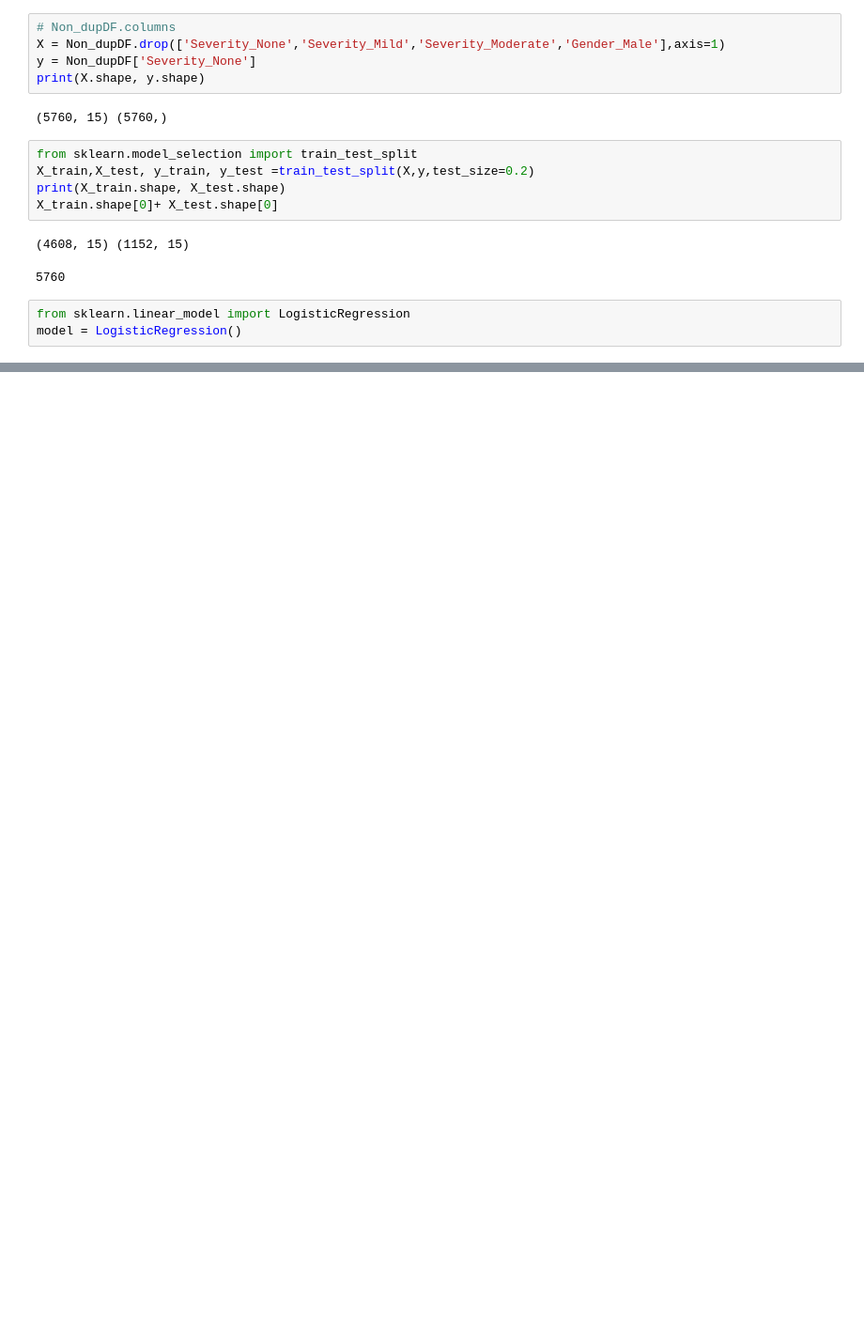
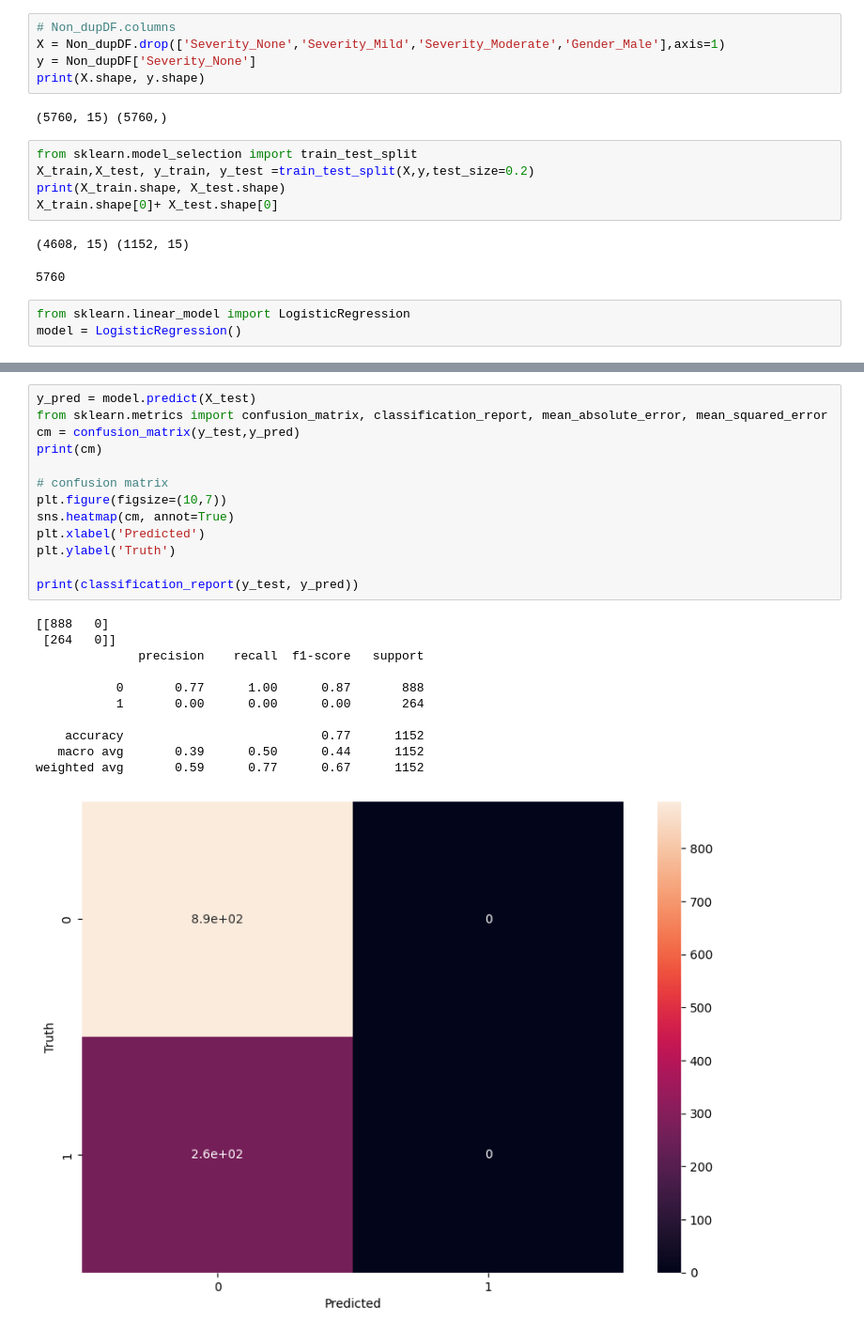
Before and after one commit to Babun001/Asthma-Dieses-Prediction-using-Machine-Learning, a Jupyter notebook: LR_Asthma_disease.ipynb, the cells around one changed output, grey strips where cells are left out. Shown: that part at 94% size. Cells and saved outputs as stored; diff of their text form; blank space fills up the shorter version.

```diff
--- a/LR_Asthma_disease.ipynb
+++ b/LR_Asthma_disease.ipynb
@@ -65,0 +66,25 @@ Acc ->  75.17361111111111 %
+# %%
+y_pred = model.predict(X_test)
+from sklearn.metrics import confusion_matrix, classification_report, mean_absolute_error, mean_squared_error
+cm = confusion_matrix(y_test,y_pred)
+print(cm)
+
+# confusion matrix
+plt.figure(figsize=(10,7))
+sns.heatmap(cm, annot=True)
+plt.xlabel('Predicted')
+plt.ylabel('Truth')
+
+print(classification_report(y_test, y_pred))
+# %% [output]
+[[888   0]
+ [264   0]]
+              precision    recall  f1-score   support
+
+           0       0.77      1.00      0.87       888
+           1       0.00      0.00      0.00       264
+
+    accuracy                           0.77      1152
+   macro avg       0.39      0.50      0.44      1152
+weighted avg       0.59      0.77      0.67      1152
+[figure, added]
```
Also changed, not shown: parts of 2 cells of this notebook.
